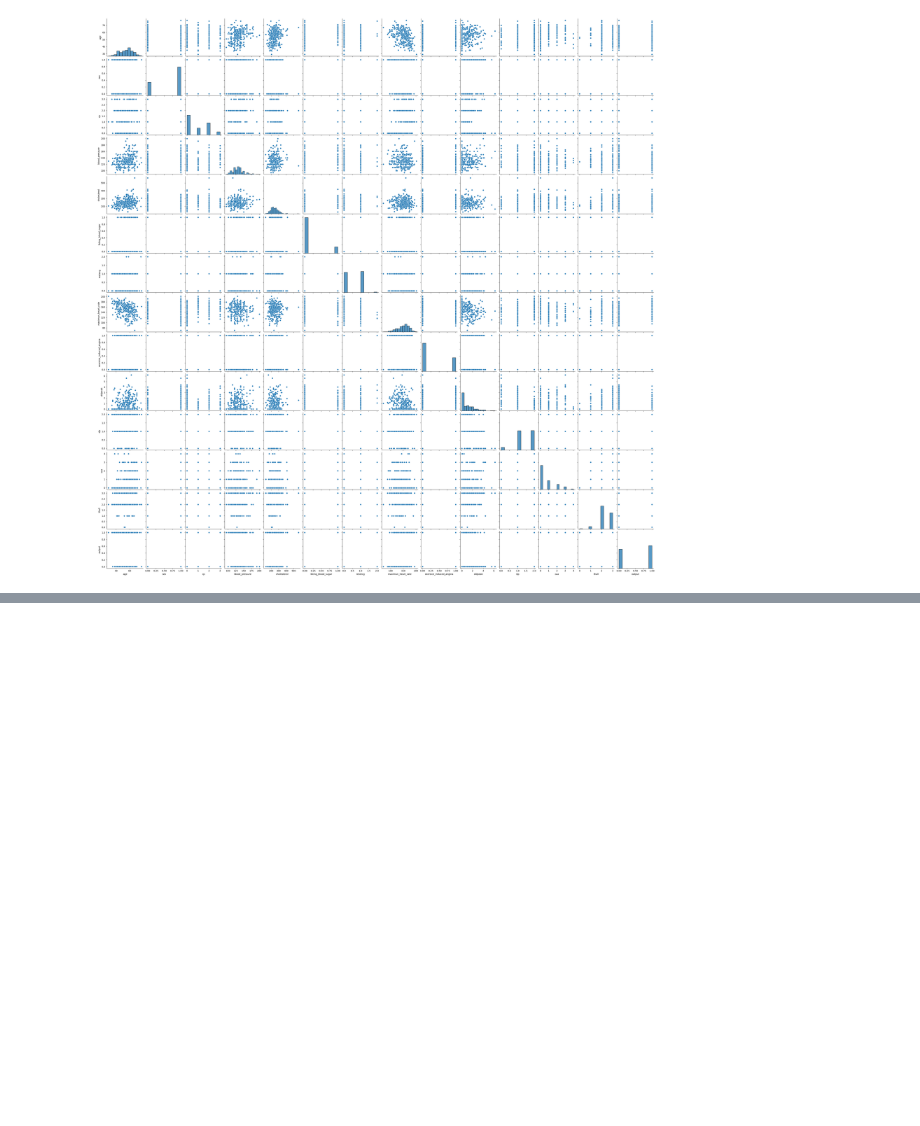
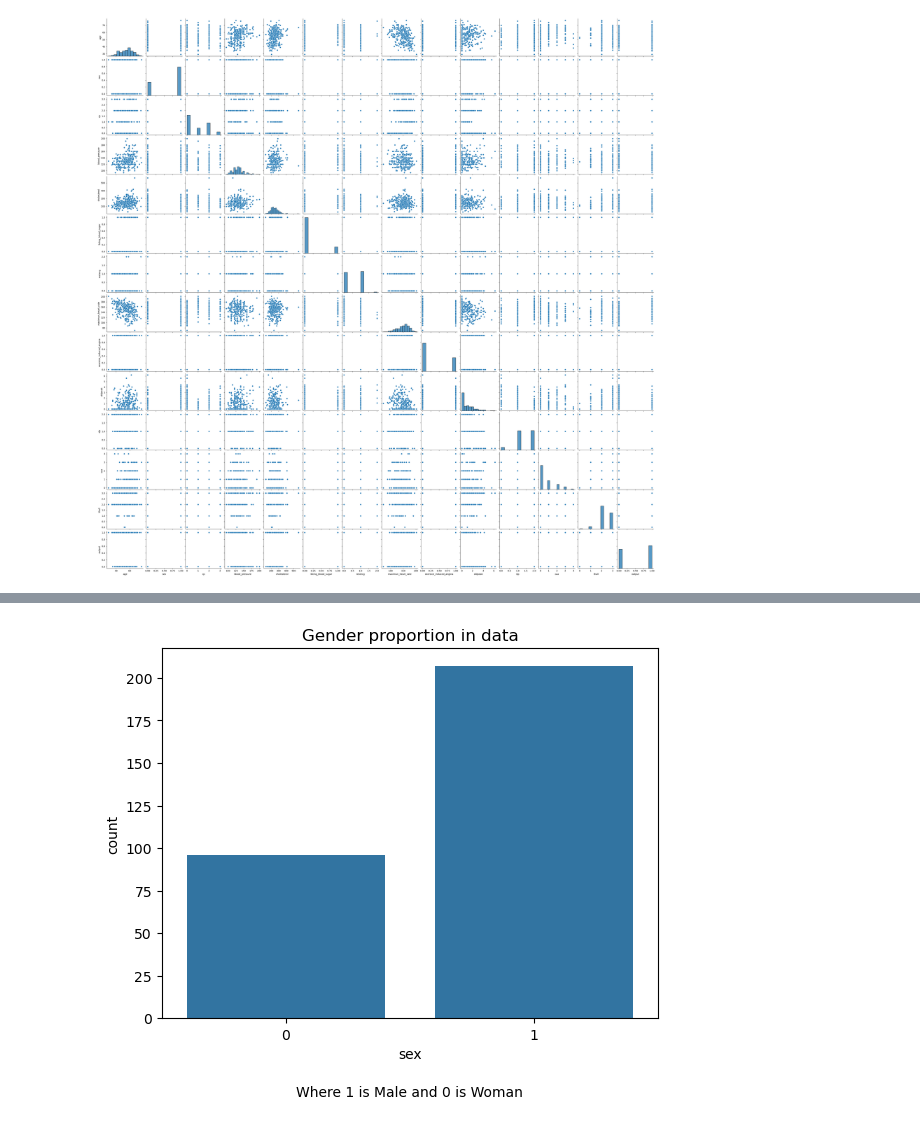
Before and after one commit to RamiroLedezma/EDA_PROJECTS, a Jupyter notebook: Heart Attack Analysis & Prediction/Heart_Attack.ipynb, the cells around one changed output, grey strips where cells are left out. Cells and saved outputs as stored; diff of their text form; code cells hidden in the pictures; blank space fills up the shorter version.

```diff
--- a/Heart Attack Analysis & Prediction/Heart_Attack.ipynb
+++ b/Heart Attack Analysis & Prediction/Heart_Attack.ipynb
@@ -167,0 +205,8 @@ sns.heatmap(df.corr(), annot=True, cmap='coolwarm')
+# %%
+#fig = plt.figure(figsize = ())
+sns.countplot(df, x ='sex')
+plt.title('Gender proportion in data')
+plt.text(0.5, -0.2 ,'Where 1 is Male and 0 is Woman', ha = 'center', va = 'center', transform=plt.gca().transAxes)
+plt.show()
+# %% [output]
+[figure, added]
```
Also changed, not shown: parts of 10 cells of this notebook.
